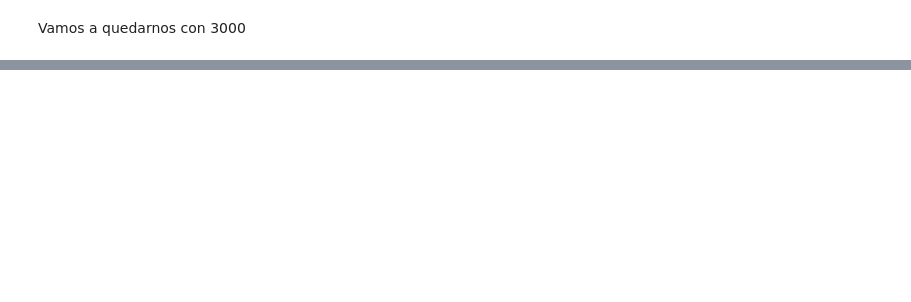
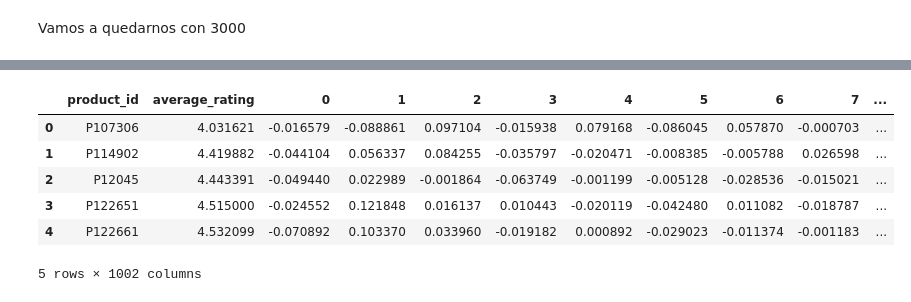
Before and after one commit to clarapinasco/Sistema_de_recomendacion_Sephora, a Jupyter notebook: nlp.ipynb, the cells around one changed output, grey strips where cells are left out. Cells and saved outputs as stored; diff of their text form; code cells hidden in the pictures; blank space fills up the shorter version.

```diff
--- a/nlp.ipynb
+++ b/nlp.ipynb
@@ -313,4 +250,2 @@ array([[-5.22539120e-03, -4.29118731e-02,  2.00006541e-02, ...,
 # %%
-df_pca_3000 = pd.DataFrame(X_pca_3000)
+df_pca_3000 = pd.DataFrame(X_pca_1000)
-# %%
-df['vectorized_reviews'] = df_pca_3000.values.tolist()
@@ -333,0 +252,13 @@ df.to_csv('data/vectorized_reviews.csv', index=False)
+# %%
+# Concatenar el DataFrame tfidf_df con df_libros
+df_pca = pd.concat([df[["product_id", "average_rating"]].reset_index(drop=True), df_pca_3000], axis=1)
+# %%
+df_pca.head()
+# %% [output]
+|  | product_id | average_rating | 0 | 1 | 2 | 3 | 4 | 5 | 6 | 7 | ... |
+| 0 | P107306 | 4.031621 | -0.016579 | -0.088861 | 0.097104 | -0.015938 | 0.079168 | -0.086045 | 0.057870 | -0.000703 | ... |
+| 1 | P114902 | 4.419882 | -0.044104 | 0.056337 | 0.084255 | -0.035797 | -0.020471 | -0.008385 | -0.005788 | 0.026598 | ... |
+| 2 | P12045 | 4.443391 | -0.049440 | 0.022989 | -0.001864 | -0.063749 | -0.001199 | -0.005128 | -0.028536 | -0.015021 | ... |
+| 3 | P122651 | 4.515000 | -0.024552 | 0.121848 | 0.016137 | 0.010443 | -0.020119 | -0.042480 | 0.011082 | -0.018787 | ... |
+| 4 | P122661 | 4.532099 | -0.070892 | 0.103370 | 0.033960 | -0.019182 | 0.000892 | -0.029023 | -0.011374 | -0.001183 | ... |
+5 rows × 1002 columns
```
Also changed, not shown: parts of 61 cells of this notebook.
